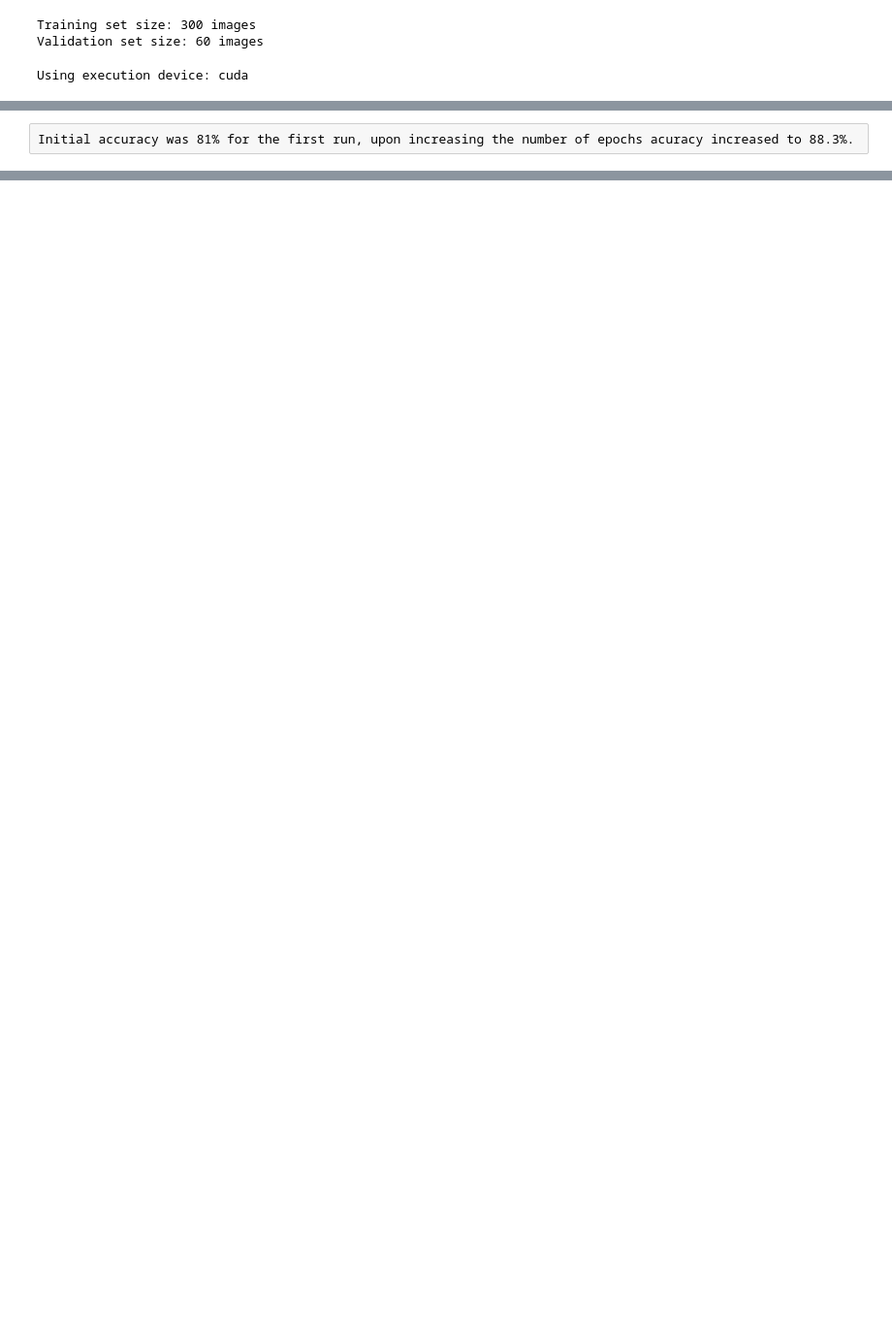
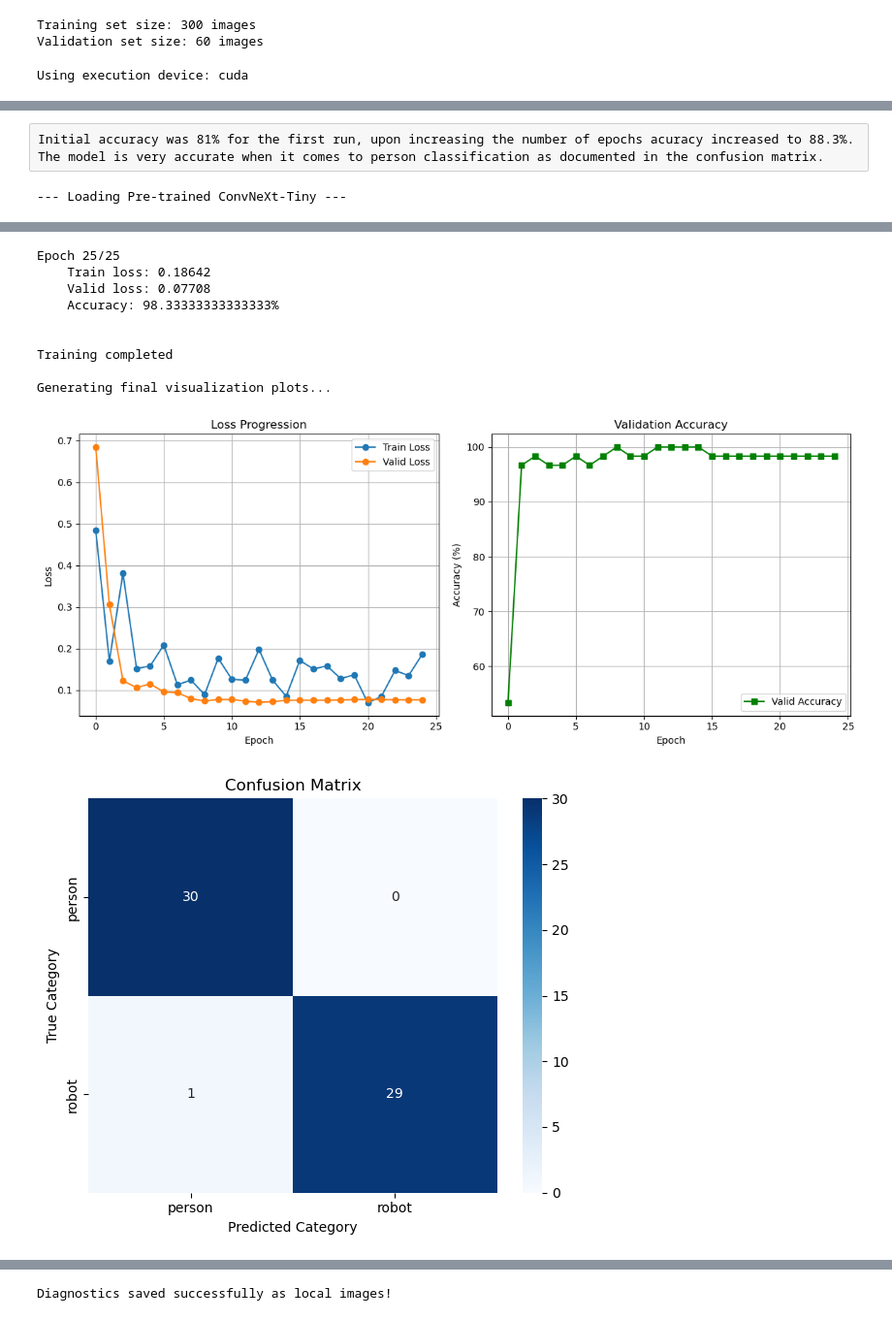
Before and after one commit to alighieth/Lab-Vision-Systems, a Jupyter notebook: assignment2/assignment2.ipynb, the cells around one changed output, grey strips where cells are left out. Shown at 97% size. Cells and saved outputs as stored; diff of their text form; code cells hidden in the pictures; blank space fills up the shorter version.

Commit message:
Finish convnext and efficientnet

```diff
--- a/assignment2/assignment2.ipynb
+++ b/assignment2/assignment2.ipynb
@@ -446,3 +447,48 @@ Generating final visualization plots...
 Diagnostics saved successfully as local images!
 # %% [raw]
 Initial accuracy was 81% for the first run, upon increasing the number of epochs acuracy increased to 88.3%.
+The model is very accurate when it comes to person classification as documented in the confusion matrix.
+# %%
+# Convnext
+
+print("--- Loading Pre-trained ConvNeXt-Tiny ---")
+convnext_tiny_model = models.convnext_tiny(weights=models.ConvNeXt_Tiny_Weights.DEFAULT)
+
+# Map classifier projection block (index 2) to match 10 classes
+in_features = convnext_tiny_model.classifier[2].in_features
+convnext_tiny_model.classifier[2] = nn.Sequential(
+        nn.Linear(in_features, 512),  # Maps from ResNet's 512 features to your hidden 512
+        nn.ReLU(),
+        nn.Dropout(0.2),              # Drops 20% of activations to combat overfitting
+        nn.Linear(512, 2)   # Final projection layer out to your 2 logits
+    )
+
+convnext_tiny_model = convnext_tiny_model.to(device)
+
+
+# classification loss function
+convnext_tiny_criterion = nn.CrossEntropyLoss()
+
+# Observe that all parameters are being optimized
+convnext_tiny_optimizer = torch.optim.Adam(convnext_tiny_model.parameters(), lr=1e-4)
+
+# Decay LR by a factor of 3 every 5 epochs
+convnext_tiny_scheduler = torch.optim.lr_scheduler.StepLR(convnext_tiny_optimizer, step_size=5, gamma=1/3) # used same config as tutorial
+
+train_loss, val_loss, loss_iters, valid_acc = train_model(
+        model=convnext_tiny_model, optimizer=convnext_tiny_optimizer, scheduler=convnext_tiny_scheduler, criterion=convnext_tiny_criterion,
+        train_loader=train_loader, valid_loader=valid_loader, num_epochs=25, tboard=writer, device=device
+    )
+
+print("\nGenerating final visualization plots...")
+
+# Plot loss curves and accuracy over time
+plot_training_progress(train_loss, val_loss, valid_acc)
+
+# Generate confusion matrix and show sample images
+# Using valid_loader ensures you don't evaluate on CutMix/MixUp distorted samples
+generate_diagnostics(convnext_tiny_model, valid_loader, device, class_names=['person', 'robot'])
+
+print("Diagnostics saved successfully as local images!")
+# %% [output]
+--- Loading Pre-trained ConvNeXt-Tiny ---
@@ -448,0 +515,11 @@ Initial accuracy was 81% for the first run, upon increasing the number of epochs
+Epoch 25/25
+    Train loss: 0.18642
+    Valid loss: 0.07708
+    Accuracy: 98.33333333333333%
+
+
+Training completed
+
+Generating final visualization plots...
+[figure, added]
+[figure, added]
@@ -448,0 +527 @@ Initial accuracy was 81% for the first run, upon increasing the number of epochs
+Diagnostics saved successfully as local images!
```
Also changed, not shown: parts of 6 cells of this notebook, 3 other files.
